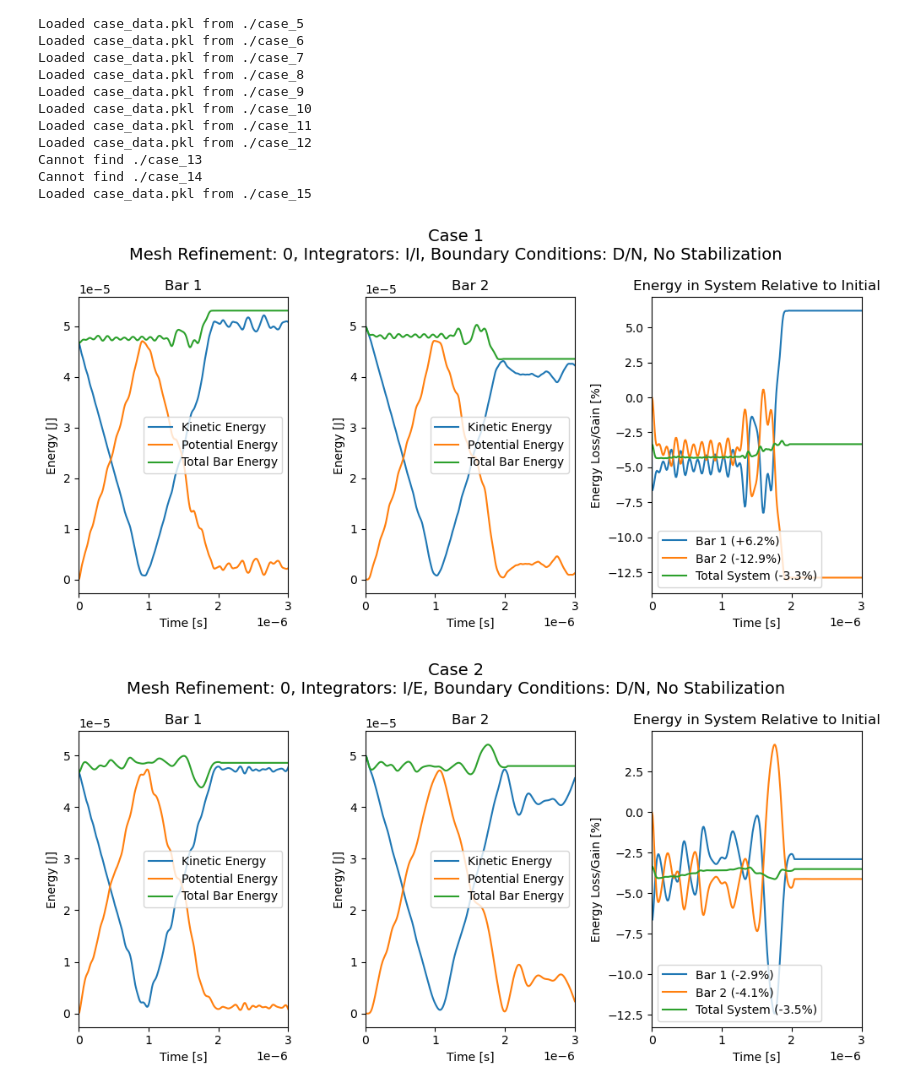
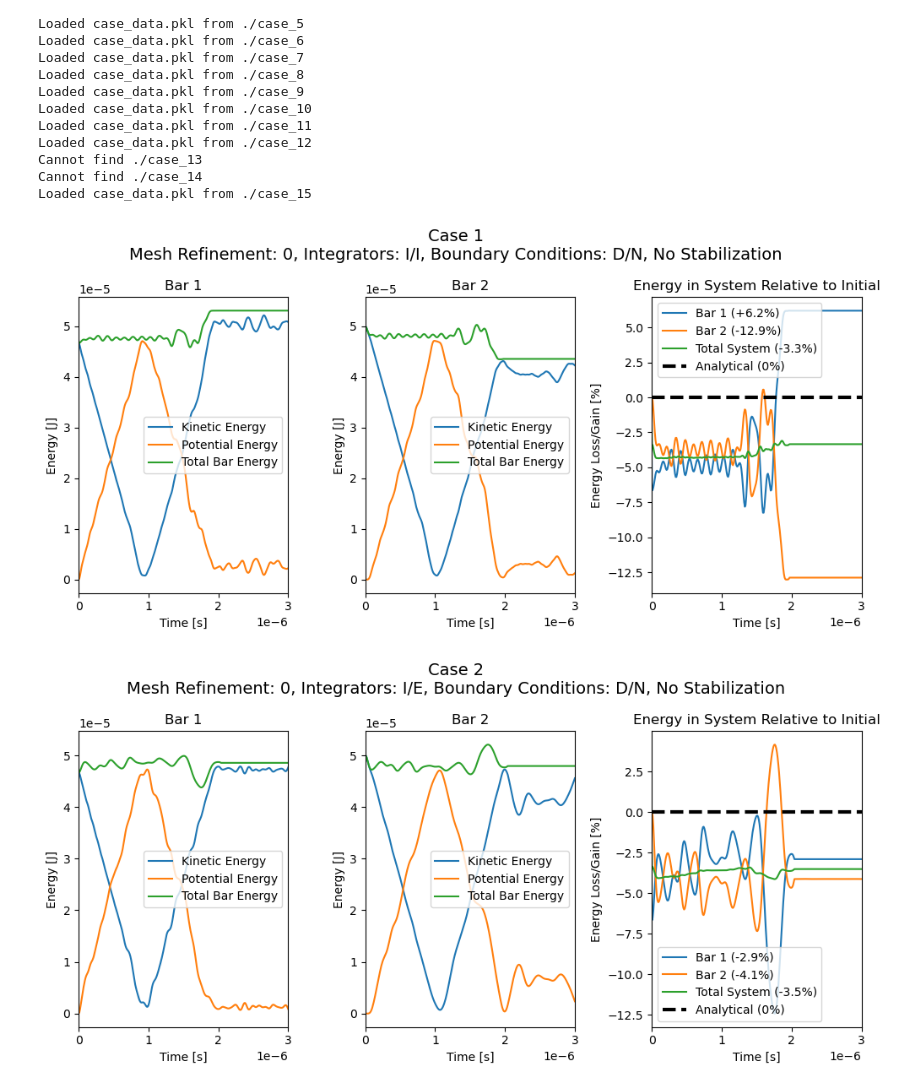
Before and after one commit to sandialabs/Norma.jl, a Jupyter notebook: examples/contact/contact-bars-study/analyze_2_bar_study.ipynb, the cells around one changed output. Cells and saved outputs as stored; diff of their text form; code cells hidden in the pictures.

Commit message:
add 0% line to 2-bar plot for clarity

```diff
--- a/examples/contact/contact-bars-study/analyze_2_bar_study.ipynb
+++ b/examples/contact/contact-bars-study/analyze_2_bar_study.ipynb
@@ -123,32 +123,34 @@ for i in range(0,16):
     ax2.plot(case_list[i].simulation_times[1], case_list[i].bar_kinetic[1], label="Kinetic Energy")
     ax2.plot(case_list[i].simulation_times[1], case_list[i].bar_potential[1], label="Potential Energy")
     ax2.plot(case_list[i].simulation_times[1], case_list[i].total_energy[1], label="Total Bar Energy")
     ax2.set_title('Bar 2')
     ax2.set_xlabel('Time [s]')
     ax2.set_ylabel('Energy [J]')
     ax2.sharey(ax1)
     ax2.legend()
 
     system_energy = np.array(case_list[i].total_energy[0]) + np.array(case_list[i].total_energy[1])
     initial_energy = case_list[i].total_energy[0][0] + case_list[i].total_energy[1][0]
     analytical_initial_energy_for_a_single_bar = 0.5*(1000.0*1.0e-04*1.0e-04*1.0e-03)*100**2
 
     bar1_differential = case_list[i].total_energy[0]/analytical_initial_energy_for_a_single_bar*100 - 100
     bar2_differential = case_list[i].total_energy[1]/analytical_initial_energy_for_a_single_bar*100 - 100
     system_differential = system_energy/(2*analytical_initial_energy_for_a_single_bar)*100 - 100
     b1_lab = f'+{bar1_differential[-1]:.1f}%' if bar1_differential[-1] > 0 else f'{bar1_differential[-1]:.1f}%'
     b2_lab = f'+{bar2_differential[-1]:.1f}%' if bar2_differential[-1] > 0 else f'{bar2_differential[-1]:.1f}%'
     total_lab = f'+{system_differential[-1]:.1f}%' if system_differential[-1] > 0 else f'{system_differential[-1]:.1f}%'
     ax3.plot(case_list[i].simulation_times[0], bar1_differential, label=f"Bar 1 ({b1_lab})")
     ax3.plot(case_list[i].simulation_times[1], bar2_differential, label=f"Bar 2 ({b2_lab})")
     ax3.plot(case_list[i].simulation_times[1], system_differential, label=f"Total System ({total_lab})")
+
+    ax3.plot([0, 3e-6], [0,0], 'k--', label=f"Theoretical (0%)", linewidth=3)
     ax3.set_title('Energy in System Relative to Initial')
     ax3.set_xlabel('Time [s]')
     ax3.set_ylabel('Energy Loss/Gain [%]')
     ax3.legend()
 
     fig.tight_layout()
     fig.savefig(f'ns_case_results_{i+1}.png')
 # %% [output]
-[figure, old version]
+[figure, new version]
-[figure, old version]
+[figure, new version]
```
Also changed, not shown: parts of 1 cell of this notebook.
